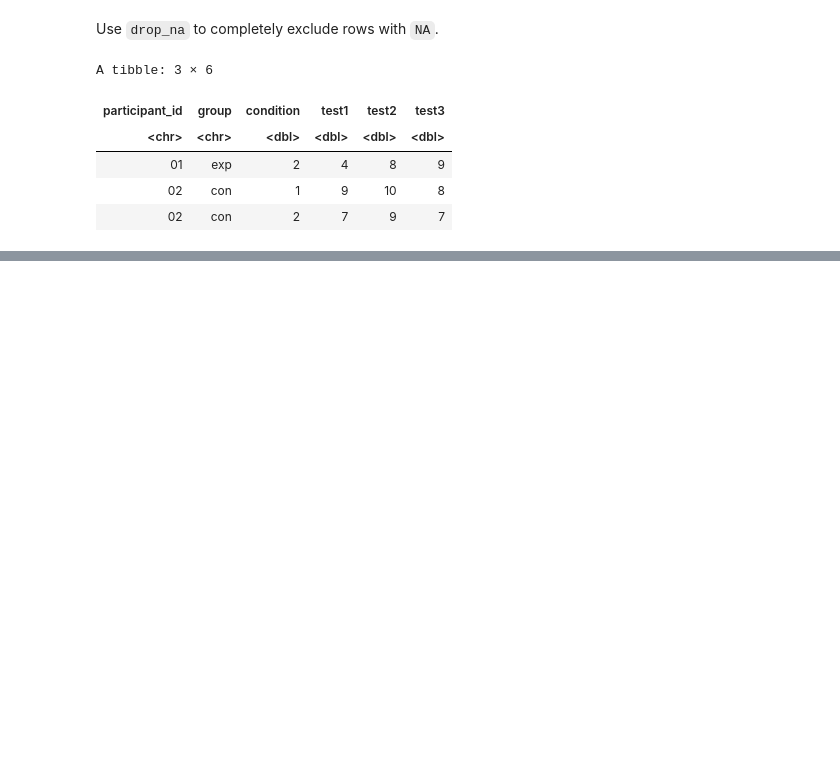
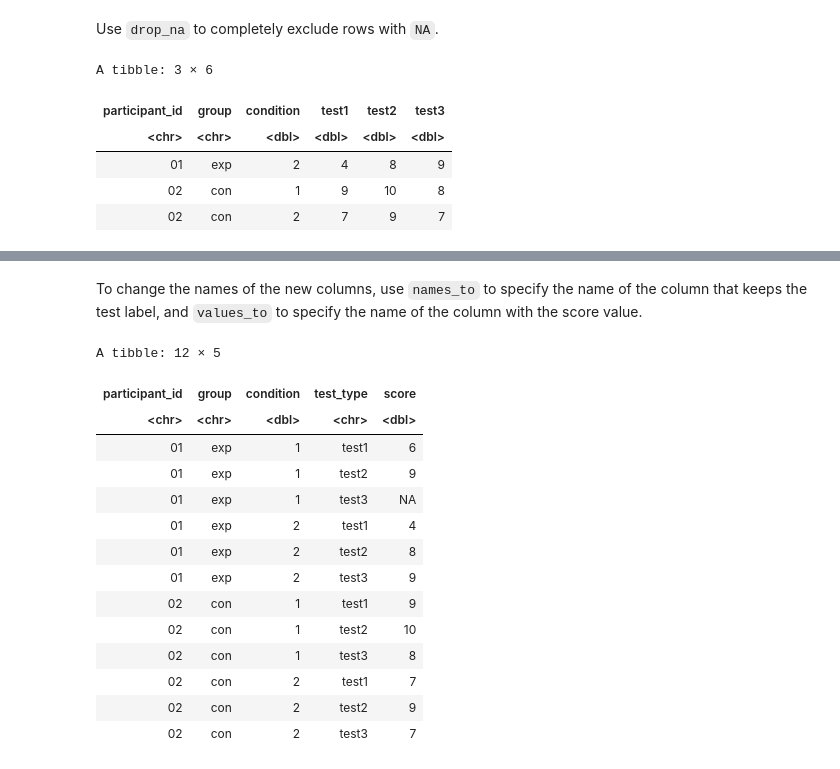
Before and after one commit to mortonne/datascipsych, a Jupyter notebook: chapters/chapter8/review_r.ipynb, the cells around one changed output, grey strips where cells are left out. Cells and saved outputs as stored; diff of their text form; code cells hidden in the pictures; blank space fills up the shorter version.

```diff
--- a/chapters/chapter8/review_r.ipynb
+++ b/chapters/chapter8/review_r.ipynb
@@ -191,0 +297,26 @@ A tibble: 3 × 6
+# %% [markdown]
+To change the names of the new columns, use `names_to` to specify the name of the column that keeps the test label, and `values_to` to specify the name of the column with the score value.
+# %%
+long <- data |>
+  pivot_longer(
+    cols = starts_with("test"),
+    names_to = "test_type",
+    values_to = "score",
+  )
+long
+# %% [output]
+A tibble: 12 × 5
+| participant_id | group | condition | test_type | score |
+| <chr> | <chr> | <dbl> | <chr> | <dbl> |
+| 01 | exp | 1 | test1 | 6 |
+| 01 | exp | 1 | test2 | 9 |
+| 01 | exp | 1 | test3 | NA |
+| 01 | exp | 2 | test1 | 4 |
+| 01 | exp | 2 | test2 | 8 |
+| 01 | exp | 2 | test3 | 9 |
+| 02 | con | 1 | test1 | 9 |
+| 02 | con | 1 | test2 | 10 |
+| 02 | con | 1 | test3 | 8 |
+| 02 | con | 2 | test1 | 7 |
+| 02 | con | 2 | test2 | 9 |
+| 02 | con | 2 | test3 | 7 |
```
Also changed, not shown: parts of 22 cells of this notebook.
